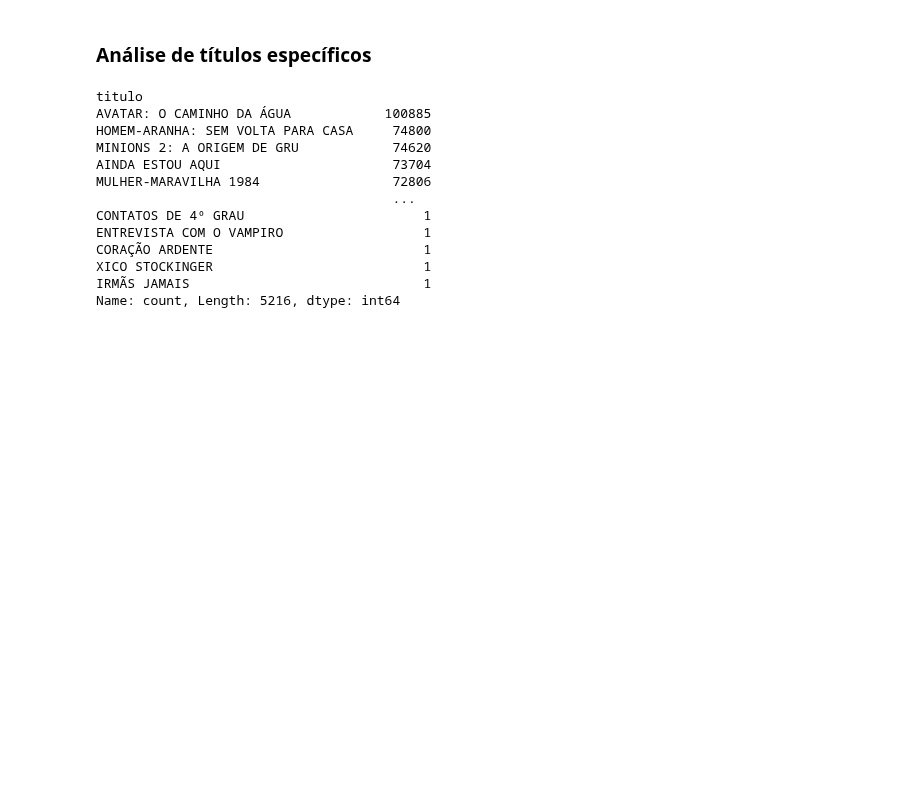
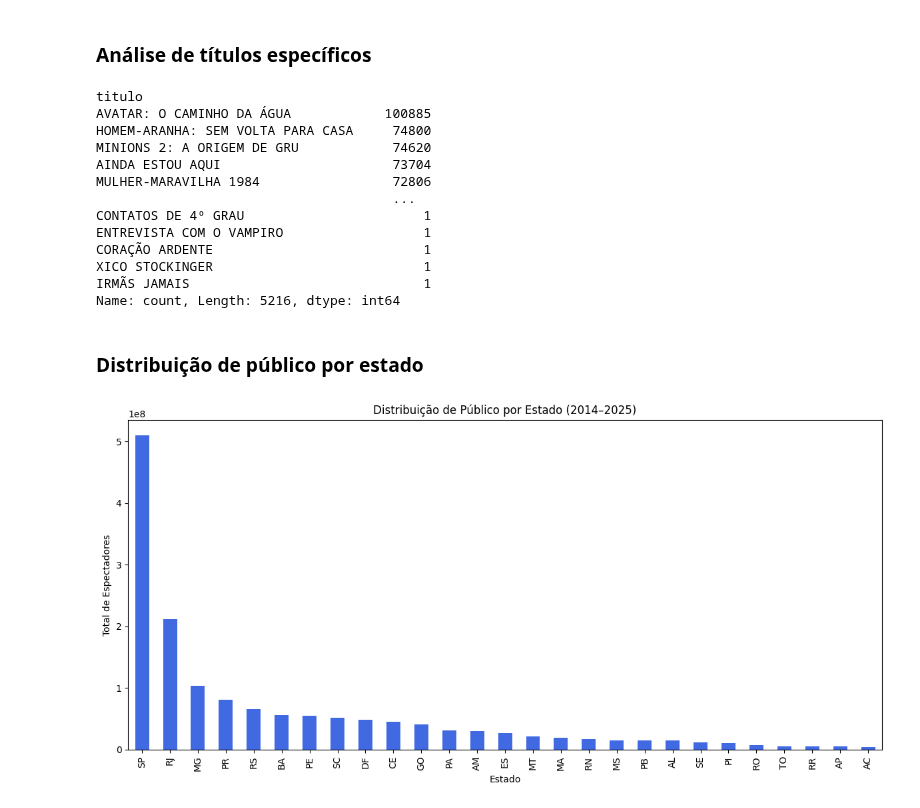
Before and after one commit to JamesIslan/analise-dados-ancine, a Jupyter notebook: src/analise/analise-distribuidoras.ipynb, the cells around one changed output. Cells and saved outputs as stored; diff of their text form; code cells hidden in the pictures; blank space fills up the shorter version.

```diff
--- a/src/analise/analise-distribuidoras.ipynb
+++ b/src/analise/analise-distribuidoras.ipynb
@@ -402,3 +385,15 @@ CORAÇÃO ARDENTE                           1
 XICO STOCKINGER                           1
 IRMÃS JAMAIS                              1
 Name: count, Length: 5216, dtype: int64
+# %% [markdown]
+### Distribuição de público por estado
+# %%
+plt.figure(figsize=(12,6))
+df.groupby('uf_sala_complexo')['publico'].sum().sort_values(ascending=False).plot(kind='bar', color='royalblue')
+plt.title('Distribuição de Público por Estado (2014–2025)')
+plt.xlabel('Estado')
+plt.ylabel('Total de Espectadores')
+plt.tight_layout()
+plt.show()
+# %% [output]
+[figure, added]
```
Also changed, not shown: parts of 20 cells of this notebook.
